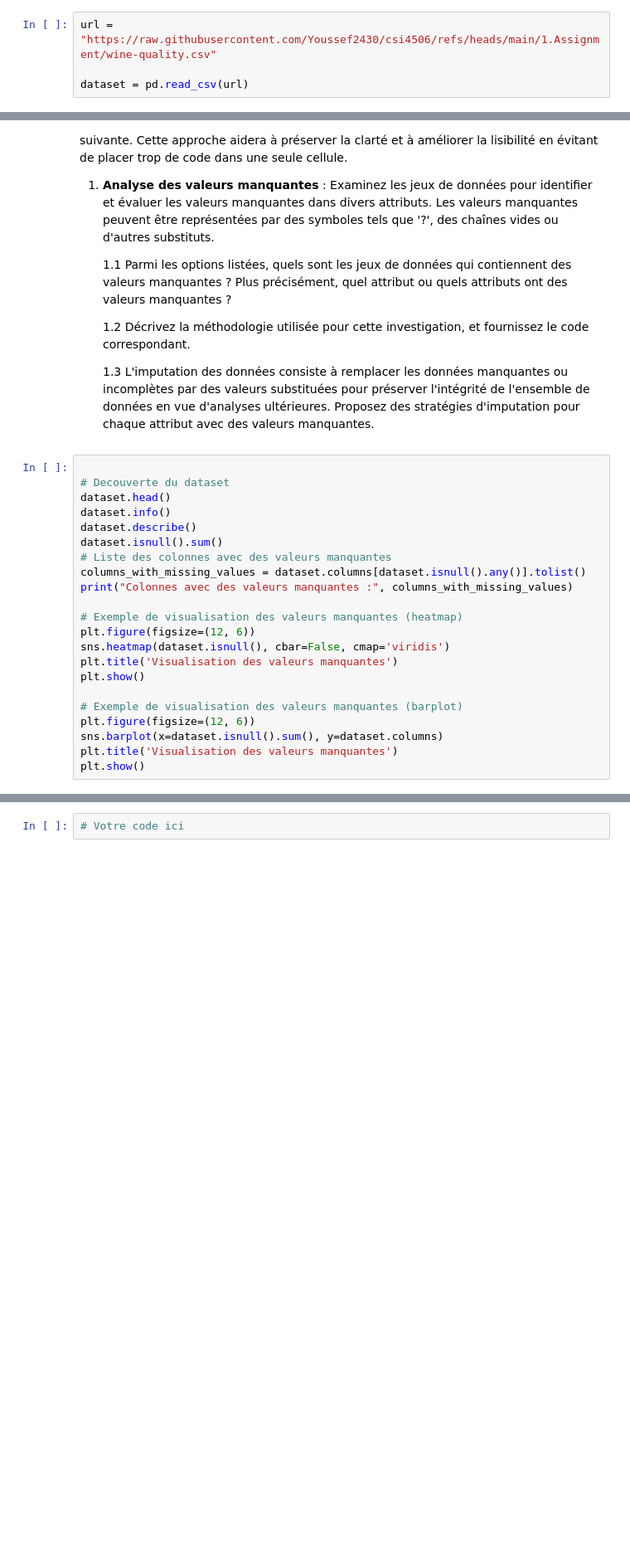
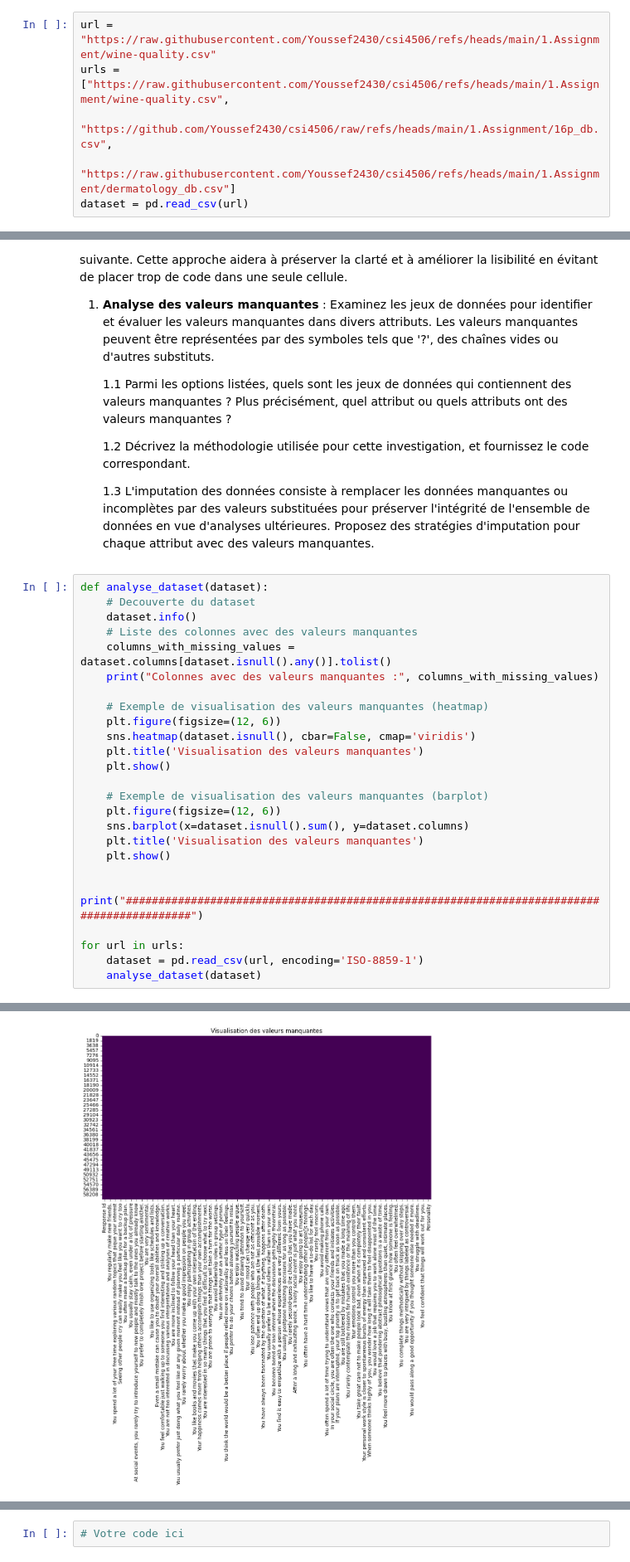
Before and after one commit to Youssef2430/csi4506, a Jupyter notebook: 1.Assignment/CSI4506-D1_300162426.ipynb, the cells around one changed output, grey strips where cells are left out. Shown at 83% size. Cells and saved outputs as stored; diff of their text form; blank space fills up the shorter version.

```diff
--- a/1.Assignment/CSI4506-D1_300162426.ipynb
+++ b/1.Assignment/CSI4506-D1_300162426.ipynb
@@ -35,7 +34,9 @@ Par exemple :
 Maintenant, fournissez le lien vers VOTRE ensemble de données et lisez-le :
 # %%
 url = "https://raw.githubusercontent.com/Youssef2430/csi4506/refs/heads/main/1.Assignment/wine-quality.csv"
-
+urls = ["https://raw.githubusercontent.com/Youssef2430/csi4506/refs/heads/main/1.Assignment/wine-quality.csv",
+            "https://github.com/Youssef2430/csi4506/raw/refs/heads/main/1.Assignment/16p_db.csv",
+            "https://raw.githubusercontent.com/Youssef2430/csi4506/refs/heads/main/1.Assignment/dermatology_db.csv"]
 dataset = pd.read_csv(url)
 # %% [markdown]
 ## Directives
@@ -50,27 +51,30 @@ Les questions suivantes sont pour le Devoir 1. Sous chaque question, nous avons
 
     1.3 L'imputation des données consiste à remplacer les données manquantes ou incomplètes par des valeurs substituées pour préserver l'intégrité de l'ensemble de données en vue d'analyses ultérieures. Proposez des stratégies d'imputation pour chaque attribut avec des valeurs manquantes.
 # %%
+def analyse_dataset(dataset):
+    # Decouverte du dataset
+    dataset.info()
+    # Liste des colonnes avec des valeurs manquantes
+    columns_with_missing_values = dataset.columns[dataset.isnull().any()].tolist()
+    print("Colonnes avec des valeurs manquantes :", columns_with_missing_values)
 
-# Decouverte du dataset
-dataset.head()
-dataset.info()
-dataset.describe()
-dataset.isnull().sum()
-# Liste des colonnes avec des valeurs manquantes
-columns_with_missing_values = dataset.columns[dataset.isnull().any()].tolist()
-print("Colonnes avec des valeurs manquantes :", columns_with_missing_values)
+    # Exemple de visualisation des valeurs manquantes (heatmap)
+    plt.figure(figsize=(12, 6))
+    sns.heatmap(dataset.isnull(), cbar=False, cmap='viridis')
+    plt.title('Visualisation des valeurs manquantes')
+    plt.show()
 
-# Exemple de visualisation des valeurs manquantes (heatmap)
-plt.figure(figsize=(12, 6))
-sns.heatmap(dataset.isnull(), cbar=False, cmap='viridis')
-plt.title('Visualisation des valeurs manquantes')
-plt.show()
+    # Exemple de visualisation des valeurs manquantes (barplot)
+    plt.figure(figsize=(12, 6))
+    sns.barplot(x=dataset.isnull().sum(), y=dataset.columns)
+    plt.title('Visualisation des valeurs manquantes')
+    plt.show()
 
-# Exemple de visualisation des valeurs manquantes (barplot)
-plt.figure(figsize=(12, 6))
-sns.barplot(x=dataset.isnull().sum(), y=dataset.columns)
-plt.title('Visualisation des valeurs manquantes')
-plt.show()
+    print("##########################################################################################")
+
+for url in urls:
+    dataset = pd.read_csv(url, encoding='ISO-8859-1')
+    analyse_dataset(dataset)
 # %% [output]
 <class 'pandas.core.frame.DataFrame'>
 RangeIndex: 1143 entries, 0 to 1142
@@ -93,0 +115 @@ Colonnes avec des valeurs manquantes : []
+[figure, added]
```
Also changed, not shown: parts of 2 cells of this notebook, 5 other files.
